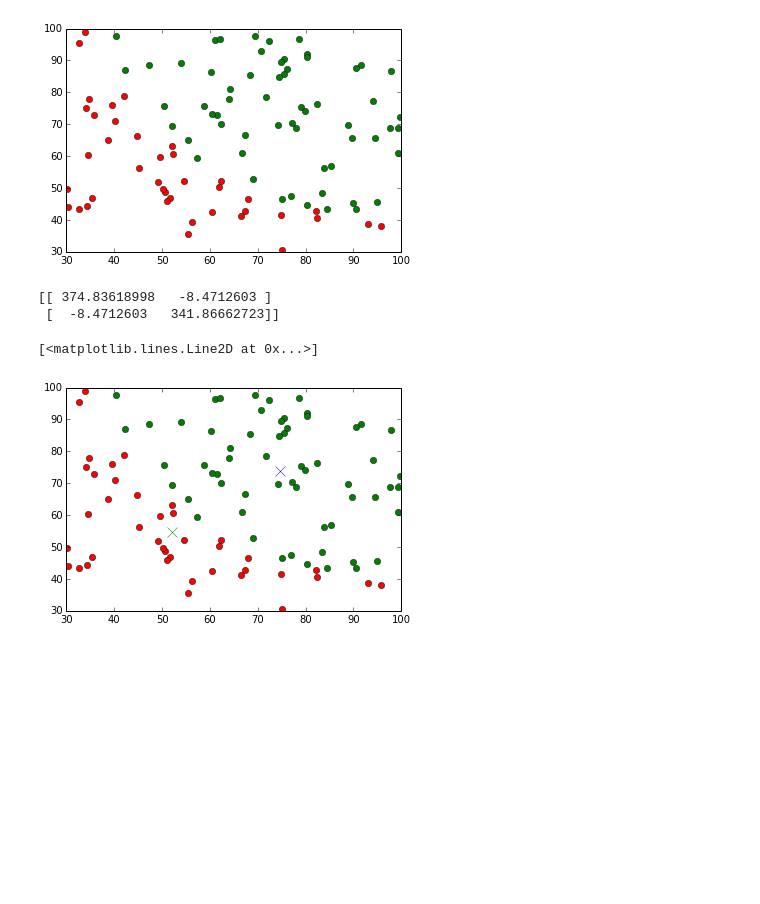
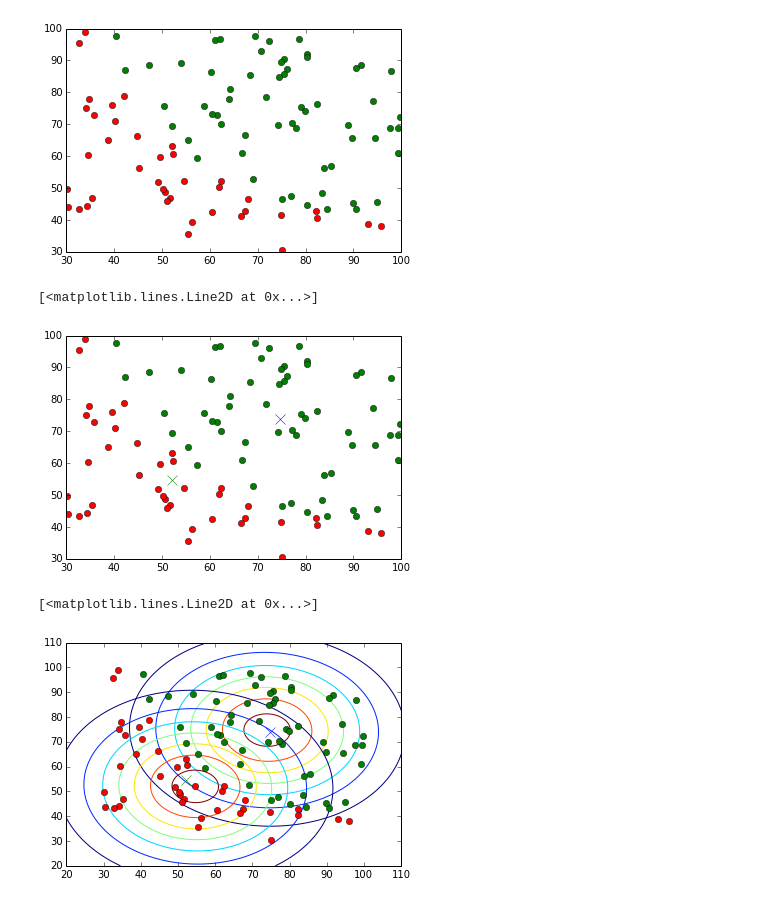
Before and after one commit to stand-by/MachineLearning_algorithms, a Jupyter notebook: examples/draft_gaussian_discriminant_analysis.ipynb, the cells around one changed output. Drawn from its saved outputs; the diff is of its cells as text; code cells hidden in the pictures; blank space fills up the shorter version.

Commit message:
plot contours of estimated gaussian bells

```diff
--- a/examples/draft_gaussian_discriminant_analysis.ipynb
+++ b/examples/draft_gaussian_discriminant_analysis.ipynb
@@ -28,14 +28,40 @@ plt.plot(neg[:,0], neg[:,1], 'ro')
 mean_pos = np.mean(pos,axis=0)
 mean_neg = np.mean(neg,axis=0)
 covariation = np.dot((X-np.mean(X,axis=0)).T, (X-np.mean(X,axis=0)))/float(X.shape[0])
-covariation_pos = np.dot((X-mean_pos).T, (X-mean_pos))/float(p.shape[0])
-print covariation
+covariation_pos = np.dot((X-mean_pos).T, (X-mean_pos))/float(pos.shape[0])
+covariation_neg = np.dot((X-mean_neg).T, (X-mean_neg))/float(neg.shape[0])
 plt.plot(pos[:,0], pos[:,1], 'go')
 plt.plot(neg[:,0], neg[:,1], 'ro')
 plt.plot(mean_pos[0], mean_pos[1], 'x', markersize=10)
 plt.plot(mean_neg[0], mean_neg[1], 'x', markersize=10)
 # %% [output]
-[[ 374.83618998   -8.4712603 ]
- [  -8.4712603   341.86662723]]
+[<matplotlib.lines.Line2D at 0x...>]
-[<matplotlib.lines.Line2D at 0x...>]
 [figure]
+# %%
+def gaussian_density(x,mean,sigma):
+    n = len(x)
+    return np.exp(((x-mean).T.dot(np.linalg.pinv(sigma)).dot(x-mean))/-2.0)/((np.linalg.det(sigma)**(1/2.0))*(2*np.pi)**(n/2.0))
+
+xlist = np.linspace(20.0, 110.0, 500)
+ylist = np.linspace(20.0, 110.0, 500)
+Xgrid, Ygrid = np.meshgrid(xlist, ylist)
+
+Z = np.zeros((len(xlist),len(ylist)))
+for i in range(len(xlist)):
+    for j in range(len(ylist)):
+        Z[i,j] = gaussian_density(np.array([xlist[i],ylist[j]]),mean_pos,covariation)
+plt.contour(Xgrid, Ygrid, Z)
+
+Z = np.zeros((len(xlist),len(ylist)))
+for i in range(len(xlist)):
+    for j in range(len(ylist)):
+        Z[i,j] = gaussian_density(np.array([xlist[i],ylist[j]]),mean_neg,covariation)
+plt.contour(Xgrid, Ygrid, Z)
+
+plt.plot(pos[:,0], pos[:,1], 'go')
+plt.plot(neg[:,0], neg[:,1], 'ro')
+plt.plot(mean_pos[0], mean_pos[1], 'x', markersize=10)
+plt.plot(mean_neg[0], mean_neg[1], 'x', markersize=10)
+# %% [output]
+[<matplotlib.lines.Line2D at 0x...>]
+[figure, added]
```
